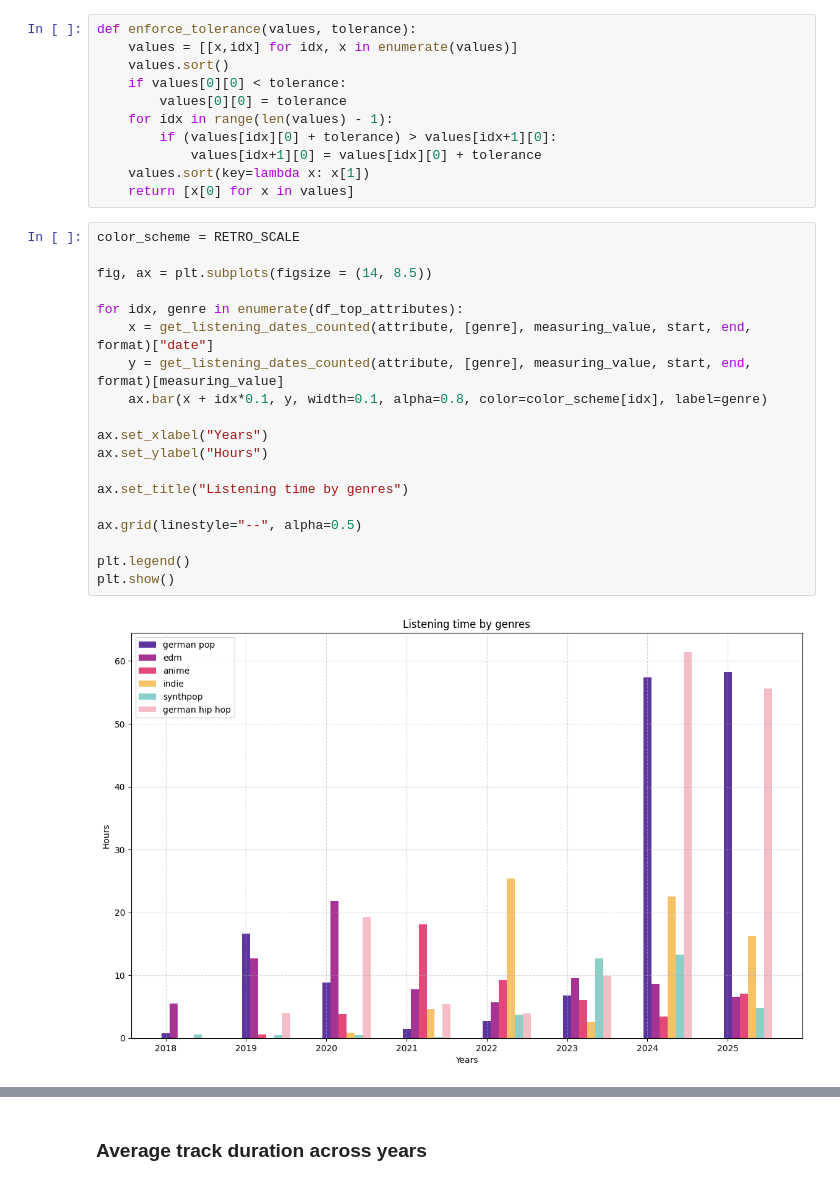
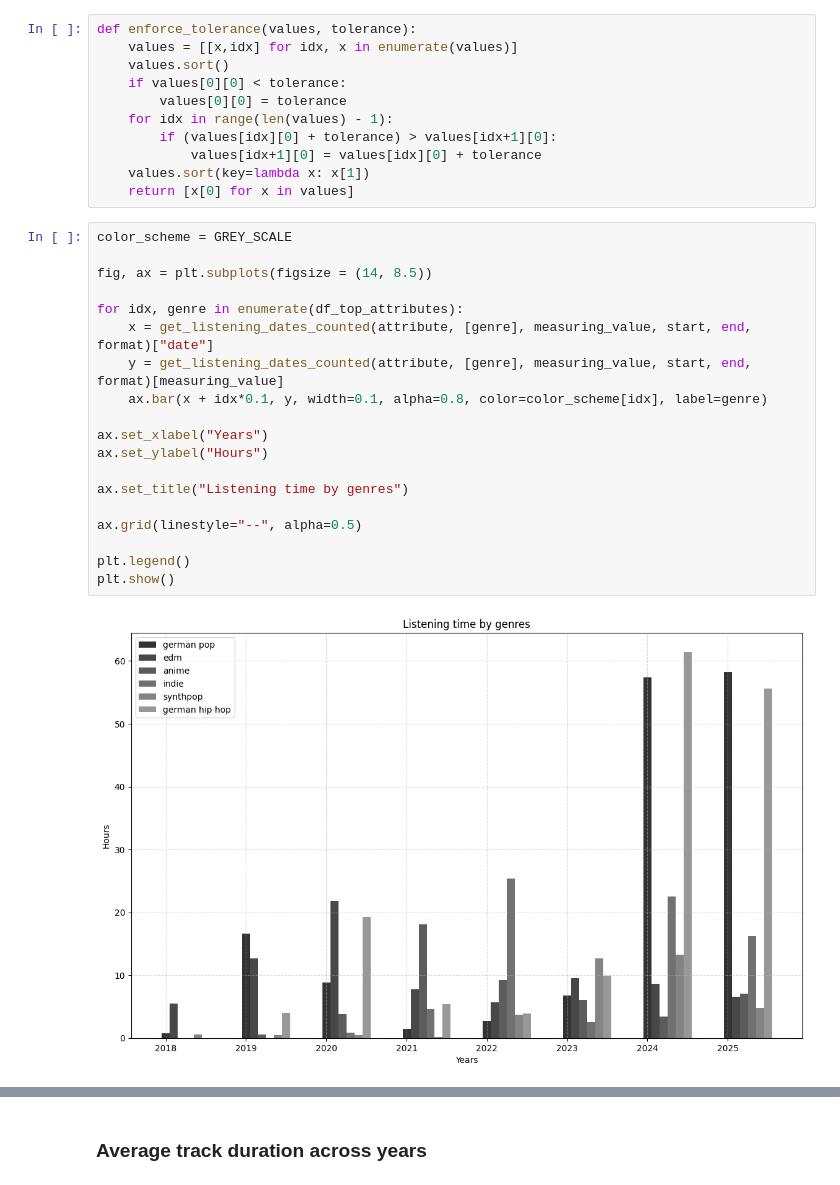
Before and after one commit to fabianInderwildi/betterWrapped, a Jupyter notebook: betterWrapped.ipynb, the cells around one changed output, grey strips where cells are left out. Saved outputs shown, nothing was run; the diff lists cells and outputs as text.

```diff
--- a/betterWrapped.ipynb
+++ b/betterWrapped.ipynb
@@ -614,26 +614,26 @@ def enforce_tolerance(values, tolerance):
     values.sort(key=lambda x: x[1])
     return [x[0] for x in values]
 # %%
-color_scheme = RETRO_SCALE
+color_scheme = GREY_SCALE
 
 fig, ax = plt.subplots(figsize = (14, 8.5))
 
 for idx, genre in enumerate(df_top_attributes):
     x = get_listening_dates_counted(attribute, [genre], measuring_value, start, end, format)["date"]
     y = get_listening_dates_counted(attribute, [genre], measuring_value, start, end, format)[measuring_value]
     ax.bar(x + idx*0.1, y, width=0.1, alpha=0.8, color=color_scheme[idx], label=genre)
 
 ax.set_xlabel("Years")
 ax.set_ylabel("Hours")
 
 ax.set_title("Listening time by genres")
 
 ax.grid(linestyle="--", alpha=0.5)
 
 plt.legend()
 plt.show()
 # %% [output]
-[figure, old version]
+[figure, new version]
 # %%
 font = load_google_font("Google Sans")
 bold_font = load_google_font("Google Sans", weight="bold")
```
Also changed, not shown: parts of 6 cells of this notebook.
